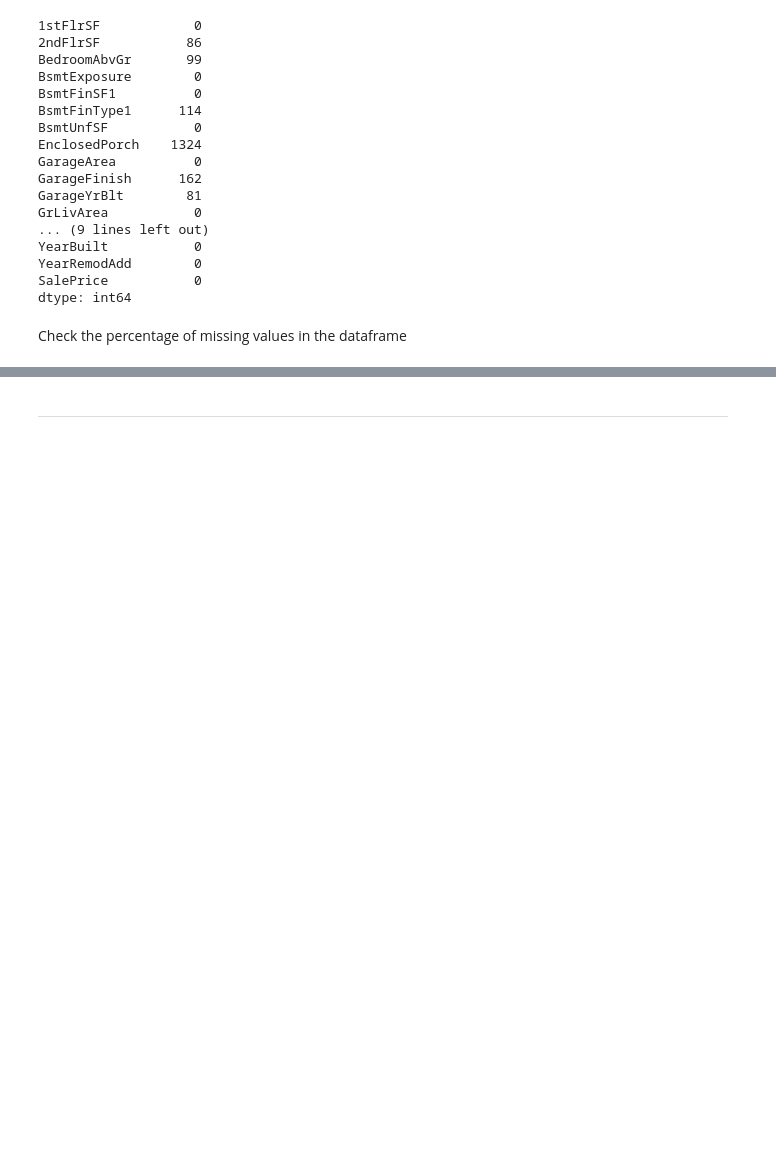
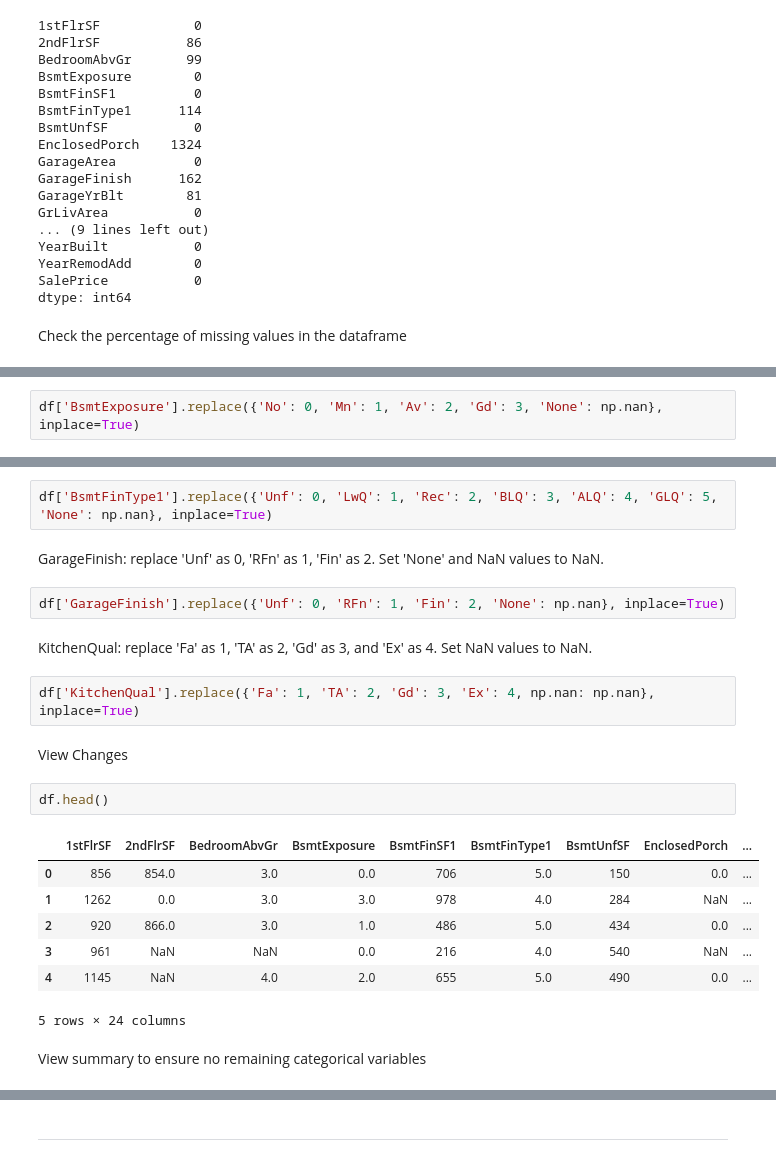
Before and after one commit to Evan2022/Heritage-Housing-Issues, a Jupyter notebook: jupyter_notebooks/DataCollection.ipynb, the cells around one changed output, grey strips where cells are left out. Saved outputs shown, nothing was run; the diff lists cells and outputs as text; blank space fills up the shorter version.

```diff
--- a/jupyter_notebooks/DataCollection.ipynb
+++ b/jupyter_notebooks/DataCollection.ipynb
@@ -225,0 +273,2 @@ dtype: float64
+# %%
+df['BsmtExposure'].replace({'No': 0, 'Mn': 1, 'Av': 2, 'Gd': 3, 'None': np.nan}, inplace=True)
@@ -225,0 +277,24 @@ dtype: float64
+# %%
+df['BsmtFinType1'].replace({'Unf': 0, 'LwQ': 1, 'Rec': 2, 'BLQ': 3, 'ALQ': 4, 'GLQ': 5, 'None': np.nan}, inplace=True)
+# %% [markdown]
+GarageFinish: replace 'Unf' as 0, 'RFn' as 1, 'Fin' as 2. Set 'None' and NaN values to NaN.
+# %%
+df['GarageFinish'].replace({'Unf': 0, 'RFn': 1, 'Fin': 2, 'None': np.nan}, inplace=True)
+# %% [markdown]
+KitchenQual: replace 'Fa' as 1, 'TA' as 2, 'Gd' as 3, and 'Ex' as 4. Set NaN values to NaN.
+# %%
+df['KitchenQual'].replace({'Fa': 1, 'TA': 2, 'Gd': 3, 'Ex': 4, np.nan: np.nan}, inplace=True)
+# %% [markdown]
+View Changes
+# %%
+df.head()
+# %% [output]
+|  | 1stFlrSF | 2ndFlrSF | BedroomAbvGr | BsmtExposure | BsmtFinSF1 | BsmtFinType1 | BsmtUnfSF | EnclosedPorch | ... |
+| 0 | 856 | 854.0 | 3.0 | 0.0 | 706 | 5.0 | 150 | 0.0 | ... |
+| 1 | 1262 | 0.0 | 3.0 | 3.0 | 978 | 4.0 | 284 | NaN | ... |
+| 2 | 920 | 866.0 | 3.0 | 1.0 | 486 | 5.0 | 434 | 0.0 | ... |
+| 3 | 961 | NaN | NaN | 0.0 | 216 | 4.0 | 540 | NaN | ... |
+| 4 | 1145 | NaN | 4.0 | 2.0 | 655 | 5.0 | 490 | 0.0 | ... |
+5 rows × 24 columns
+# %% [markdown]
+View summary to ensure no remaining categorical variables
```
Also changed, not shown: parts of 18 cells of this notebook, 1 other file.
